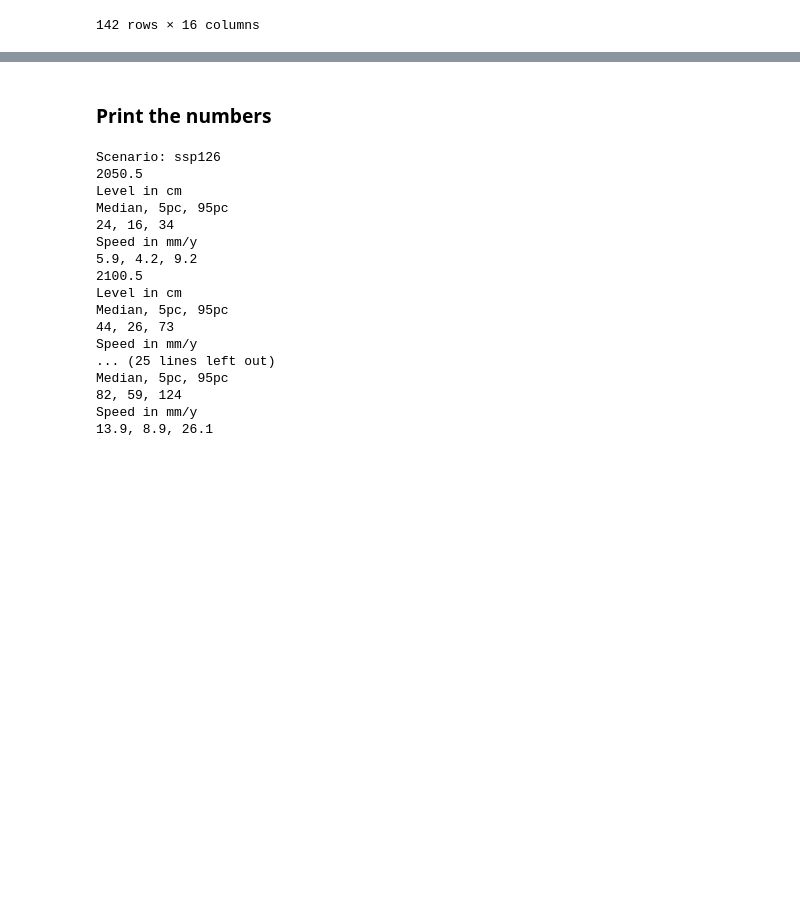
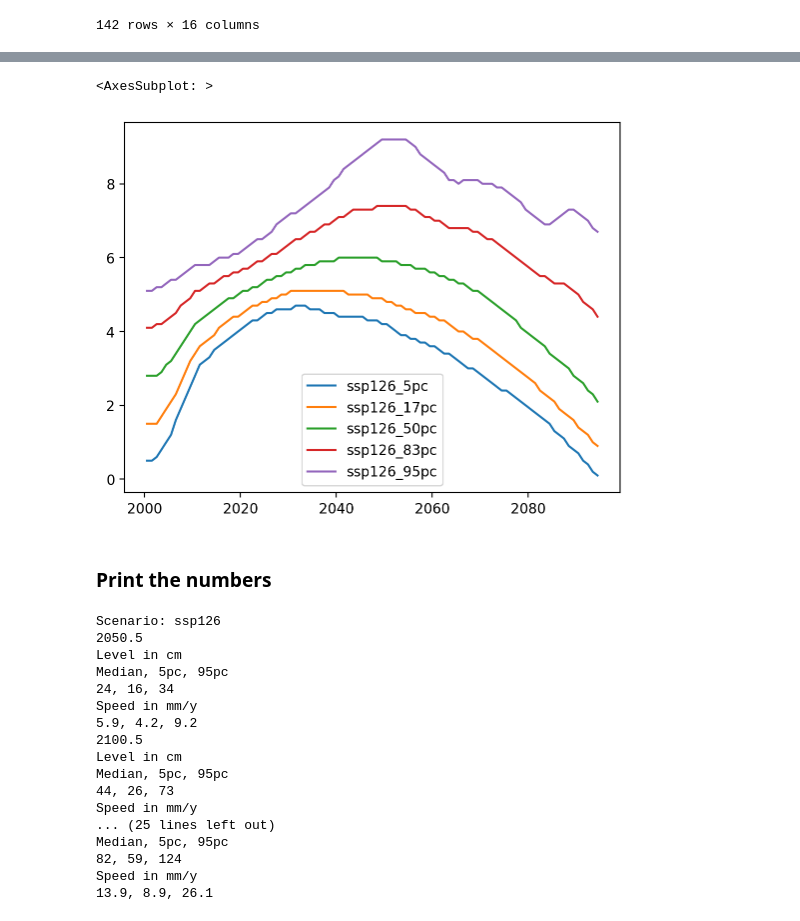
Before and after one commit to KNMI-sealevel/KNMI23_SeaLevelScenarios, a Jupyter notebook: FiguresScenKNMI23.ipynb, the cells around one changed output, grey strips where cells are left out. Cells and saved outputs as stored; diff of their text form; code cells hidden in the pictures; blank space fills up the shorter version.

Commit message:
Compute time series of rates for different scenarios

```diff
--- a/FiguresScenKNMI23.ipynb
+++ b/FiguresScenKNMI23.ipynb
@@ -193,0 +203,20 @@ all_df.to_csv(file_path)
+# %%
+ys, ye = 2000, 2095
+scen = 'ssp126'
+cases = [f'{scen}_5pc', f'{scen}_17pc',
+         f'{scen}_50pc', f'{scen}_83pc',
+         f'{scen}_95pc']
+
+years = np.arange(ys, ye) + 0.5
+ly = len(years)
+rates = np.zeros(ly)
+rates_df = pd.DataFrame(index=years)
+
+for case in cases:
+    for idx, y in enumerate(years):
+        sel = all_df.loc[y-5:y+5,case]
+        rates[idx] = round(linregress(sel.index, sel)[0]*10,1)
+
+    rates_df[case] = rates
+
+rates_df
@@ -193,0 +237,5 @@ all_df.to_csv(file_path)
+# %%
+rates_df.plot()
+# %% [output]
+<AxesSubplot: >
+[figure, added]
```
Also changed, not shown: parts of 9 cells of this notebook.
